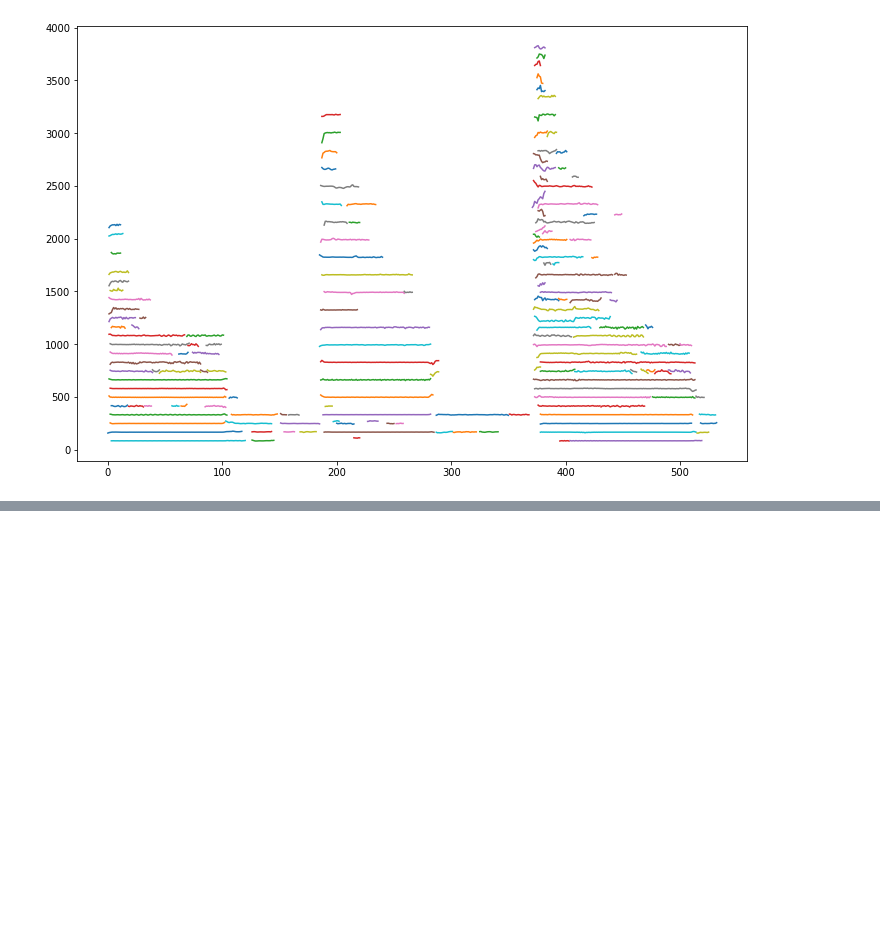
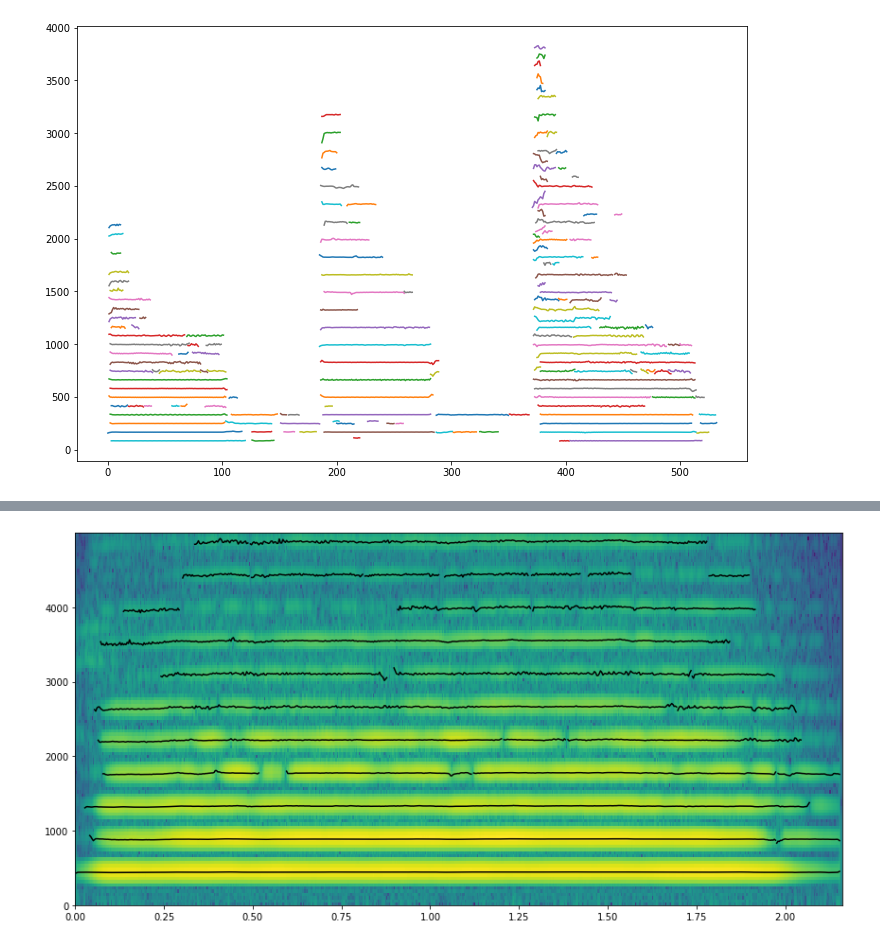
Before and after one commit to jhartquist/rtma, a Jupyter notebook: nbs/05_objects.ipynb, the cells around one changed output, grey strips where cells are left out. Drawn from its saved outputs; the diff is of its cells as text; code cells hidden in the pictures; blank space fills up the shorter version.

```diff
--- a/nbs/05_objects.ipynb
+++ b/nbs/05_objects.ipynb
@@ -429,0 +464,23 @@ for t in tracks[:n_tracks]:
+# %%
+window = get_cola_window(window_name, n_window, n_hop)
+# %%
+peak_thresh = -80
+min_sine_duration = 0.1
+max_n_sines = 150
+max_plot_freq = 5000
+freq_dev_offset = 20
+freq_dev_slope = 0.01
+# %%
+spectrum = list(stft(x, n_fft, n_hop, window))
+mx, px = (np.stack(s) for s in zip(*spectrum))
+# %%
+freqs = sine_model_analysis(x, sr, window, n_fft, n_hop,
+                            peak_thresh,
+                            max_n_sines=max_n_sines,
+                            min_sine_duration=min_sine_duration,
+                            freq_dev_offset=freq_dev_offset,
+                            freq_dev_slope=freq_dev_slope)
+# %%
+plot_sines(mx, freqs, max_plot_freq, n_fft, n_hop, sr)
+# %% [output]
+[figure, added]
```
Also changed, not shown: parts of 13 cells of this notebook, 2 other files.
